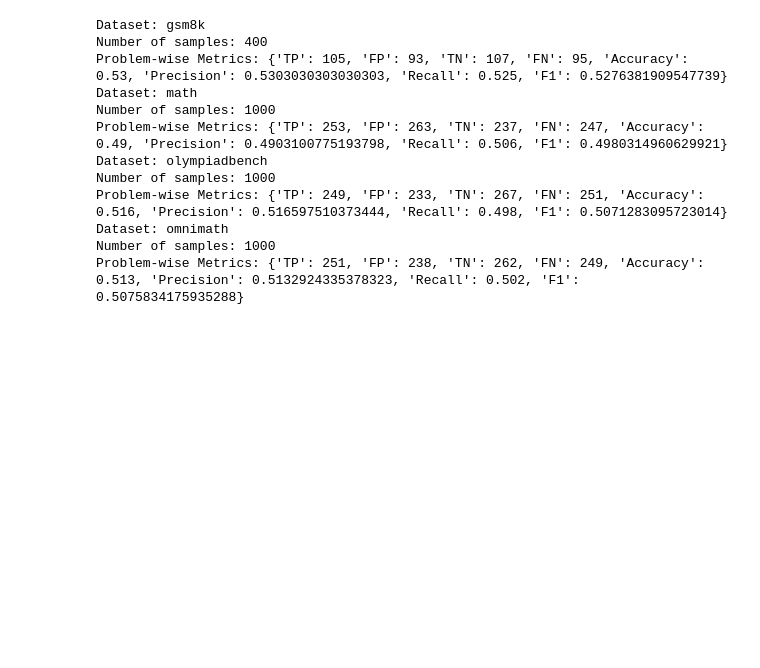
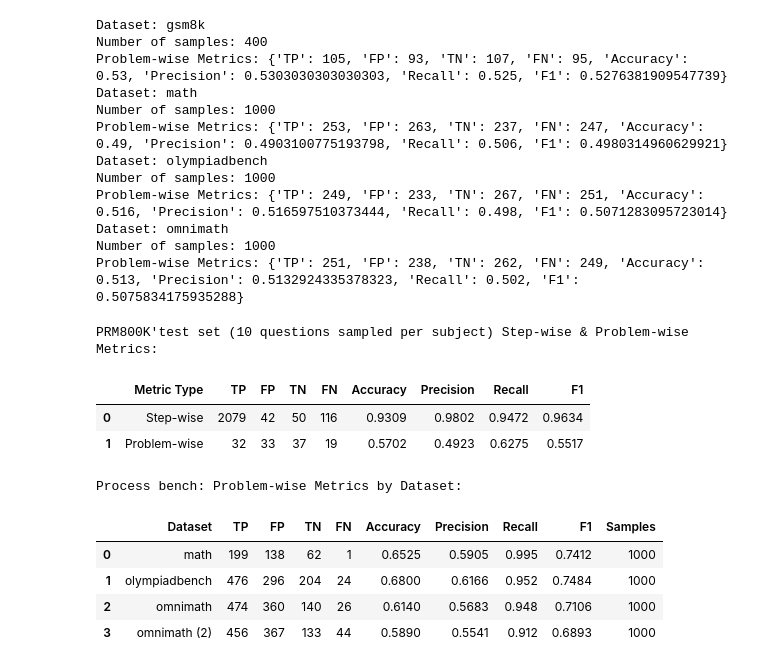
Before and after one commit to FrozenWolf-Cyber/Math-PRM, a Jupyter notebook: prm800k_analysis.ipynb, the cells around one changed output. Drawn from its saved outputs; the diff is of its cells as text; code cells hidden in the pictures; blank space fills up the shorter version.

Commit message:
benchmark qwen processbench

```diff
--- a/prm800k_analysis.ipynb
+++ b/prm800k_analysis.ipynb
@@ -491,3 +482,52 @@ Problem-wise Metrics: {'TP': 249, 'FP': 233, 'TN': 267, 'FN': 251, 'Accuracy': 0
 Dataset: omnimath
 Number of samples: 1000
 Problem-wise Metrics: {'TP': 251, 'FP': 238, 'TN': 262, 'FN': 249, 'Accuracy': 0.513, 'Precision': 0.5132924335378323, 'Recall': 0.502, 'F1': 0.5075834175935288}
+# %%
+import pandas as pd
+
+# Step-wise & Problem-wise Metrics (General)
+step_problem_metrics = pd.DataFrame([
+    {"Metric Type": "Step-wise", "TP": 2079, "FP": 42, "TN": 50, "FN": 116,
+     "Accuracy": 0.9309, "Precision": 0.9802, "Recall": 0.9472, "F1": 0.9634},
+    {"Metric Type": "Problem-wise", "TP": 32, "FP": 33, "TN": 37, "FN": 19,
+     "Accuracy": 0.5702, "Precision": 0.4923, "Recall": 0.6275, "F1": 0.5517}
+])
+
+# AIME Dataset Evaluation Summary
+aime_eval = pd.DataFrame([
+    {"Model Variant": "o4-mini", "Dataset": "test2025-I", "Pass@1": 0.8000, "Consensus": 0.0667, "Score": 0.1616},
+    {"Model Variant": "o4-mini-8-diverse", "Dataset": "test2025-I", "Pass@1": 0.7333, "Consensus": 0.7333, "Score": 0.7333},
+    {"Model Variant": "o4-mini", "Dataset": "test2025-II", "Pass@1": 0.9333, "Consensus": 0.8667, "Score": 0.2500},
+    {"Model Variant": "o4-mini-8-diverse", "Dataset": "test2025-II", "Pass@1": 0.8667, "Consensus": 0.8000, "Score": 0.5000}
+])
+
+# Problem-wise Metrics by Dataset
+dataset_metrics = pd.DataFrame([
+    {"Dataset": "math", "TP": 199, "FP": 138, "TN": 62, "FN": 1,
+     "Accuracy": 0.6525, "Precision": 0.5905, "Recall": 0.995, "F1": 0.7412, "Samples": 1000},
+    {"Dataset": "olympiadbench", "TP": 476, "FP": 296, "TN": 204, "FN": 24,
+     "Accuracy": 0.6800, "Precision": 0.6166, "Recall": 0.952, "F1": 0.7484, "Samples": 1000},
+    {"Dataset": "omnimath", "TP": 474, "FP": 360, "TN": 140, "FN": 26,
+     "Accuracy": 0.6140, "Precision": 0.5683, "Recall": 0.948, "F1": 0.7106, "Samples": 1000},
+    {"Dataset": "omnimath (2)", "TP": 456, "FP": 367, "TN": 133, "FN": 44,
+     "Accuracy": 0.5890, "Precision": 0.5541, "Recall": 0.912, "F1": 0.6893, "Samples": 1000}
+])
+
+# Print them
+print("PRM800K'test set (10 questions sampled per subject) Step-wise & Problem-wise Metrics:")
+display(step_problem_metrics)
+# print("\nAIME Evaluation Summary:")
+# display(aime_eval)
+print("\nProcess bench: Problem-wise Metrics by Dataset:")
+display(dataset_metrics)
+# %% [output]
+PRM800K'test set (10 questions sampled per subject) Step-wise & Problem-wise Metrics:
+|  | Metric Type | TP | FP | TN | FN | Accuracy | Precision | Recall | F1 |
+| 0 | Step-wise | 2079 | 42 | 50 | 116 | 0.9309 | 0.9802 | 0.9472 | 0.9634 |
+| 1 | Problem-wise | 32 | 33 | 37 | 19 | 0.5702 | 0.4923 | 0.6275 | 0.5517 |
+Process bench: Problem-wise Metrics by Dataset:
+|  | Dataset | TP | FP | TN | FN | Accuracy | Precision | Recall | F1 | Samples |
+| 0 | math | 199 | 138 | 62 | 1 | 0.6525 | 0.5905 | 0.995 | 0.7412 | 1000 |
+| 1 | olympiadbench | 476 | 296 | 204 | 24 | 0.6800 | 0.6166 | 0.952 | 0.7484 | 1000 |
+| 2 | omnimath | 474 | 360 | 140 | 26 | 0.6140 | 0.5683 | 0.948 | 0.7106 | 1000 |
+| 3 | omnimath (2) | 456 | 367 | 133 | 44 | 0.5890 | 0.5541 | 0.912 | 0.6893 | 1000 |
```
Also changed, not shown: parts of 6 cells of this notebook, 8 other files.
